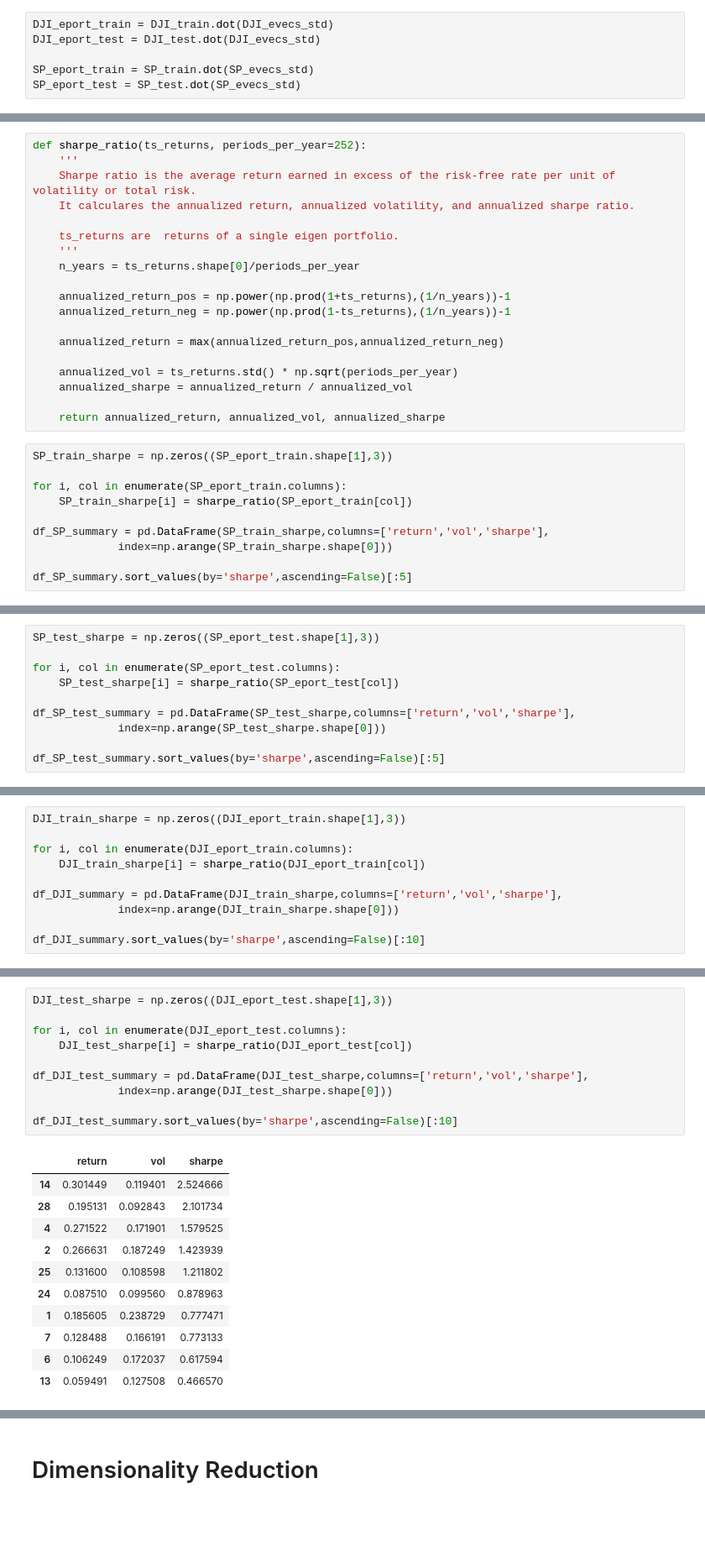
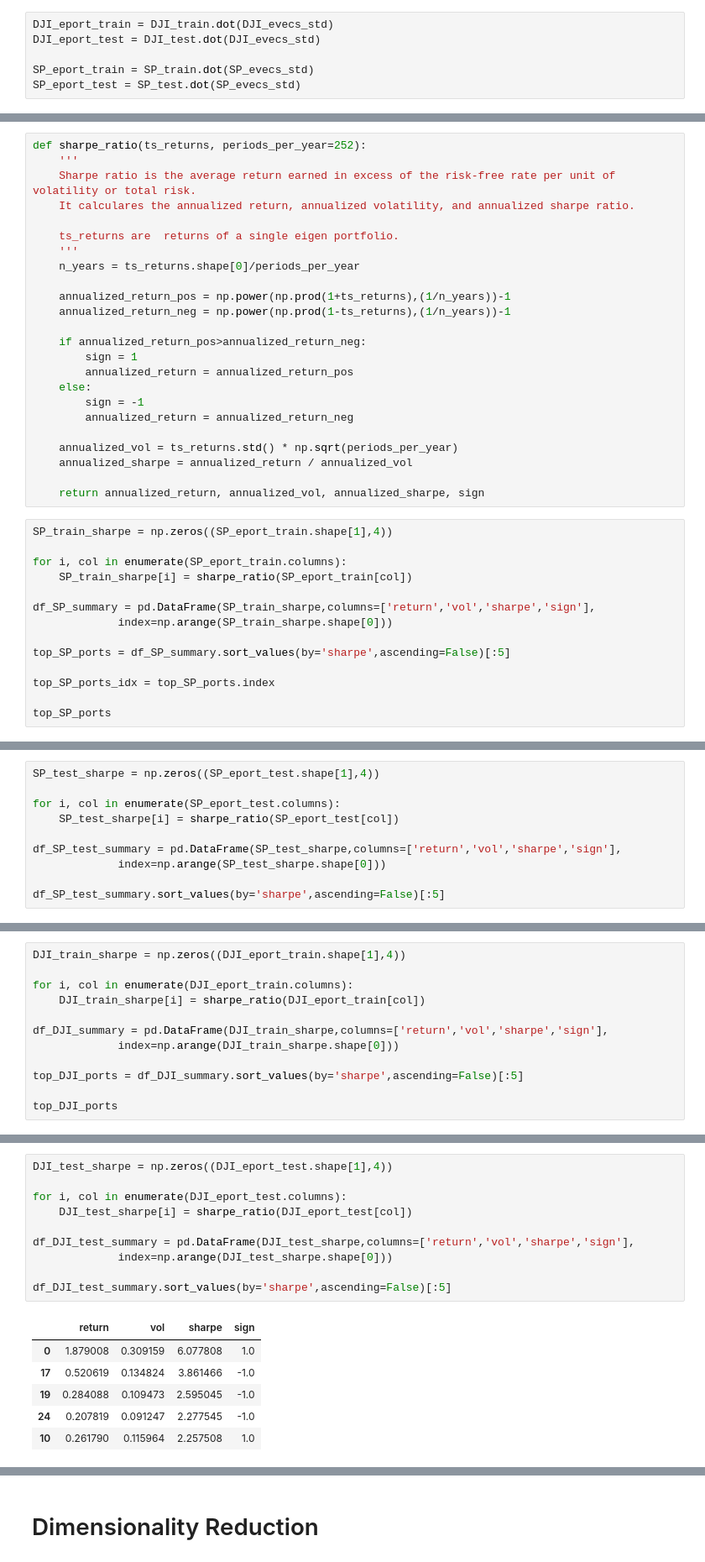
Before and after one commit to david-meltzer/ML_finance, a Jupyter notebook: personal/Eigenportfolios.ipynb, the cells around one changed output, grey strips where cells are left out. Shown at 84% size. Cells and saved outputs as stored; diff of their text form; blank space fills up the shorter version.

```diff
--- a/personal/Eigenportfolios.ipynb
+++ b/personal/Eigenportfolios.ipynb
@@ -458,20 +466,29 @@ def sharpe_ratio(ts_returns, periods_per_year=252):
     annualized_return_pos = np.power(np.prod(1+ts_returns),(1/n_years))-1
     annualized_return_neg = np.power(np.prod(1-ts_returns),(1/n_years))-1
 
-    annualized_return = max(annualized_return_pos,annualized_return_neg)
+    if annualized_return_pos>annualized_return_neg:
+        sign = 1
+        annualized_return = annualized_return_pos
+    else:
+        sign = -1
+        annualized_return = annualized_return_neg
 
     annualized_vol = ts_returns.std() * np.sqrt(periods_per_year)
     annualized_sharpe = annualized_return / annualized_vol
 
-    return annualized_return, annualized_vol, annualized_sharpe
+    return annualized_return, annualized_vol, annualized_sharpe, sign
 # %%
-SP_train_sharpe = np.zeros((SP_eport_train.shape[1],3))
+SP_train_sharpe = np.zeros((SP_eport_train.shape[1],4))
 
 for i, col in enumerate(SP_eport_train.columns):
     SP_train_sharpe[i] = sharpe_ratio(SP_eport_train[col])
 
-df_SP_summary = pd.DataFrame(SP_train_sharpe,columns=['return','vol','sharpe'],
+df_SP_summary = pd.DataFrame(SP_train_sharpe,columns=['return','vol','sharpe','sign'],
              index=np.arange(SP_train_sharpe.shape[0]))
 
-df_SP_summary.sort_values(by='sharpe',ascending=False)[:5]
+top_SP_ports = df_SP_summary.sort_values(by='sharpe',ascending=False)[:5]
+
+top_SP_ports_idx = top_SP_ports.index
+
+top_SP_ports
 # %% [output]
@@ -484,10 +501,10 @@ df_SP_summary.sort_values(by='sharpe',ascending=False)[:5]
 # %%
-SP_test_sharpe = np.zeros((SP_eport_test.shape[1],3))
+SP_test_sharpe = np.zeros((SP_eport_test.shape[1],4))
 
 for i, col in enumerate(SP_eport_test.columns):
     SP_test_sharpe[i] = sharpe_ratio(SP_eport_test[col])
 
-df_SP_test_summary = pd.DataFrame(SP_test_sharpe,columns=['return','vol','sharpe'],
+df_SP_test_summary = pd.DataFrame(SP_test_sharpe,columns=['return','vol','sharpe','sign'],
              index=np.arange(SP_test_sharpe.shape[0]))
 
 df_SP_test_summary.sort_values(by='sharpe',ascending=False)[:5]
@@ -501,11 +518,13 @@ df_SP_test_summary.sort_values(by='sharpe',ascending=False)[:5]
 # %%
-DJI_train_sharpe = np.zeros((DJI_eport_train.shape[1],3))
+DJI_train_sharpe = np.zeros((DJI_eport_train.shape[1],4))
 
 for i, col in enumerate(DJI_eport_train.columns):
     DJI_train_sharpe[i] = sharpe_ratio(DJI_eport_train[col])
 
-df_DJI_summary = pd.DataFrame(DJI_train_sharpe,columns=['return','vol','sharpe'],
+df_DJI_summary = pd.DataFrame(DJI_train_sharpe,columns=['return','vol','sharpe','sign'],
              index=np.arange(DJI_train_sharpe.shape[0]))
 
-df_DJI_summary.sort_values(by='sharpe',ascending=False)[:10]
+top_DJI_ports = df_DJI_summary.sort_values(by='sharpe',ascending=False)[:5]
+
+top_DJI_ports
 # %% [output]
@@ -523,22 +537,17 @@ df_DJI_summary.sort_values(by='sharpe',ascending=False)[:10]
 # %%
-DJI_test_sharpe = np.zeros((DJI_eport_test.shape[1],3))
+DJI_test_sharpe = np.zeros((DJI_eport_test.shape[1],4))
 
 for i, col in enumerate(DJI_eport_test.columns):
     DJI_test_sharpe[i] = sharpe_ratio(DJI_eport_test[col])
 
-df_DJI_test_summary = pd.DataFrame(DJI_test_sharpe,columns=['return','vol','sharpe'],
+df_DJI_test_summary = pd.DataFrame(DJI_test_sharpe,columns=['return','vol','sharpe','sign'],
              index=np.arange(DJI_test_sharpe.shape[0]))
 
-df_DJI_test_summary.sort_values(by='sharpe',ascending=False)[:10]
+df_DJI_test_summary.sort_values(by='sharpe',ascending=False)[:5]
 # %% [output]
-|  | return | vol | sharpe |
-| 14 | 0.301449 | 0.119401 | 2.524666 |
-| 28 | 0.195131 | 0.092843 | 2.101734 |
-| 4 | 0.271522 | 0.171901 | 1.579525 |
-| 2 | 0.266631 | 0.187249 | 1.423939 |
-| 25 | 0.131600 | 0.108598 | 1.211802 |
-| 24 | 0.087510 | 0.099560 | 0.878963 |
-| 1 | 0.185605 | 0.238729 | 0.777471 |
-| 7 | 0.128488 | 0.166191 | 0.773133 |
-| 6 | 0.106249 | 0.172037 | 0.617594 |
-| 13 | 0.059491 | 0.127508 | 0.466570 |
+|  | return | vol | sharpe | sign |
+| 0 | 1.879008 | 0.309159 | 6.077808 | 1.0 |
+| 17 | 0.520619 | 0.134824 | 3.861466 | -1.0 |
+| 19 | 0.284088 | 0.109473 | 2.595045 | -1.0 |
+| 24 | 0.207819 | 0.091247 | 2.277545 | -1.0 |
+| 10 | 0.261790 | 0.115964 | 2.257508 | 1.0 |
```
Also changed, not shown: parts of 44 cells of this notebook, 3 other files.
